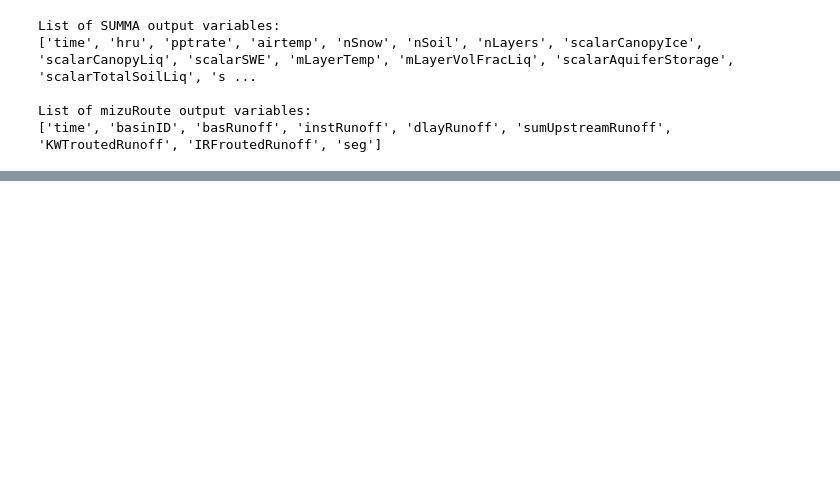
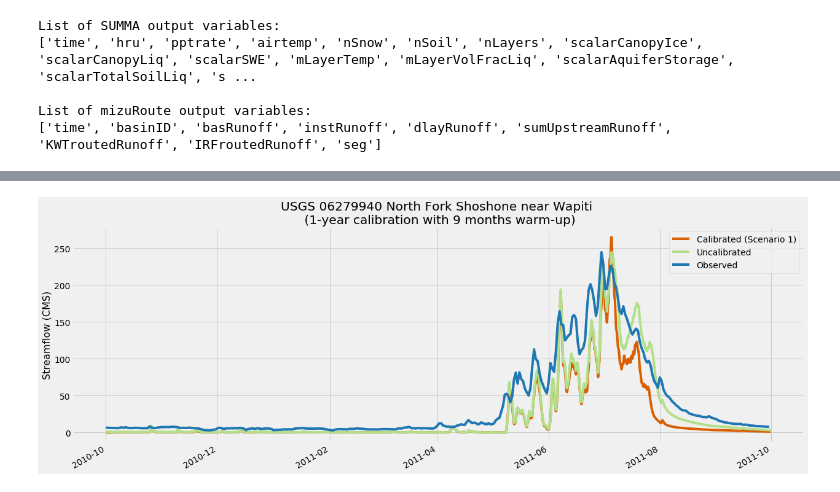
Before and after one commit to hydrofcst/luit, a Jupyter notebook: 06279940.ipynb, the cells around one changed output, grey strips where cells are left out. Drawn from its saved outputs; the diff is of its cells as text; code cells hidden in the pictures; blank space fills up the shorter version.

```diff
--- a/06279940.ipynb
+++ b/06279940.ipynb
@@ -108,0 +131,24 @@ plt.show()
+# %%
+stime1='2010-10-01' # For calibration only
+etime1='2011-09-30'
+
+#1b9e77
+plt.figure(figsize=(19,6))
+route_calib1.sel(seg=sid)['KWTroutedRunoff'].loc[stime1:etime1].plot(label="Calibrated (Scenario 1)", color='#d95f02')
+route_uncalib.sel(seg=sid)['KWTroutedRunoff'].loc[stime1:etime1].plot(label="Uncalibrated", color='#b2df8a')
+obs['flow'].loc[stime1:etime1].plot(label="Observed", color='#1f78b4')
+plt.title("USGS 06279940 North Fork Shoshone near Wapiti \n (1-year calibration with 9 months warm-up)")
+plt.ylabel('Streamflow (CMS)', fontsize=16)
+plt.xlabel('')
+plt.legend()
+plt.show()
+
+#kge=1+pd.read_csv('/gpfs/fs1/work/manab/fcast/summa-calib/06279940/scenario1/outarchive/OstGcopOut.txt', sep='\t', header=None)[0]
+#plt.figure(figsize=(19,6))
+#kge.plot()
+#plt.title("Changing KGE value with iterations")
+#plt.ylabel('KGE value', fontsize=16)
+#plt.xlabel('Run number')
+#plt.show()
+# %% [output]
+[figure, added]
```
Also changed, not shown: parts of 14 cells of this notebook.
